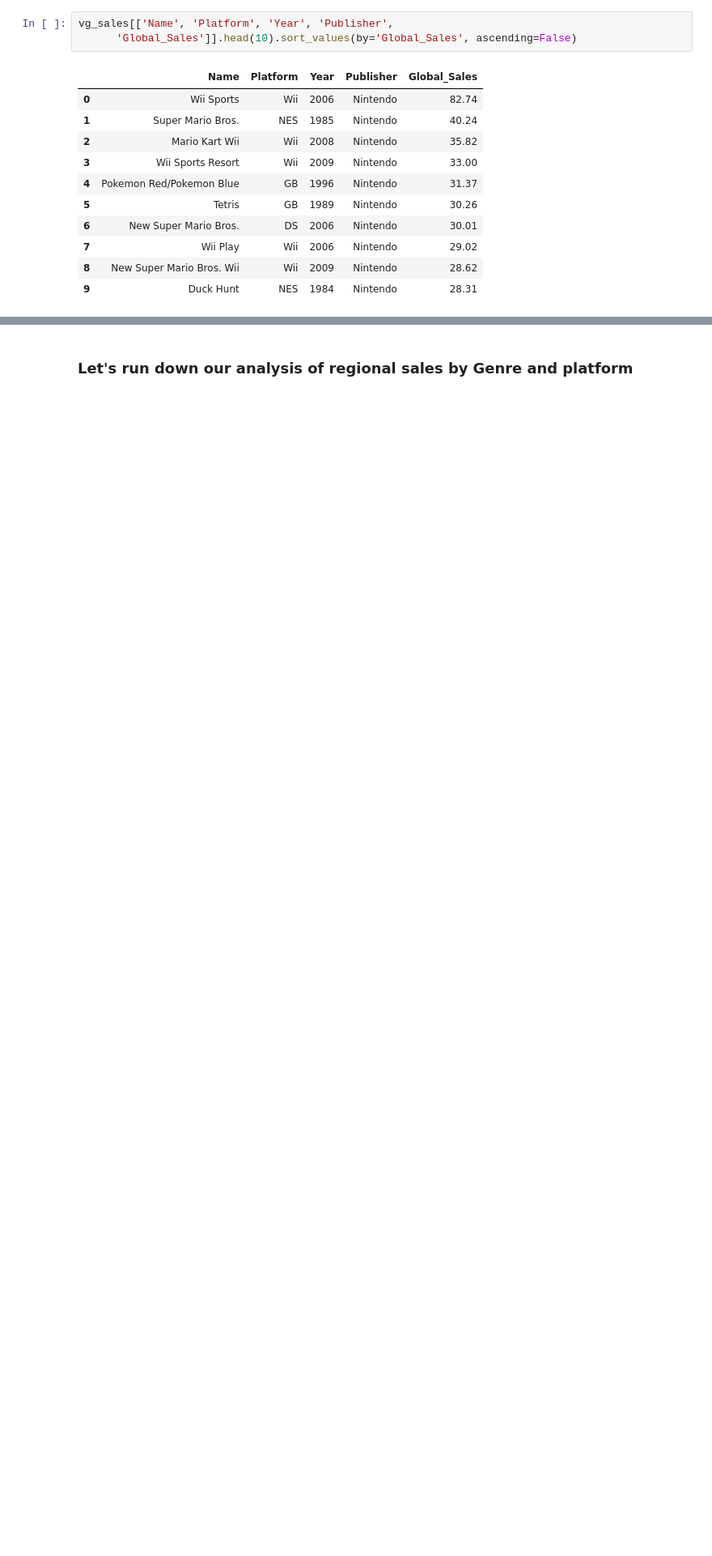
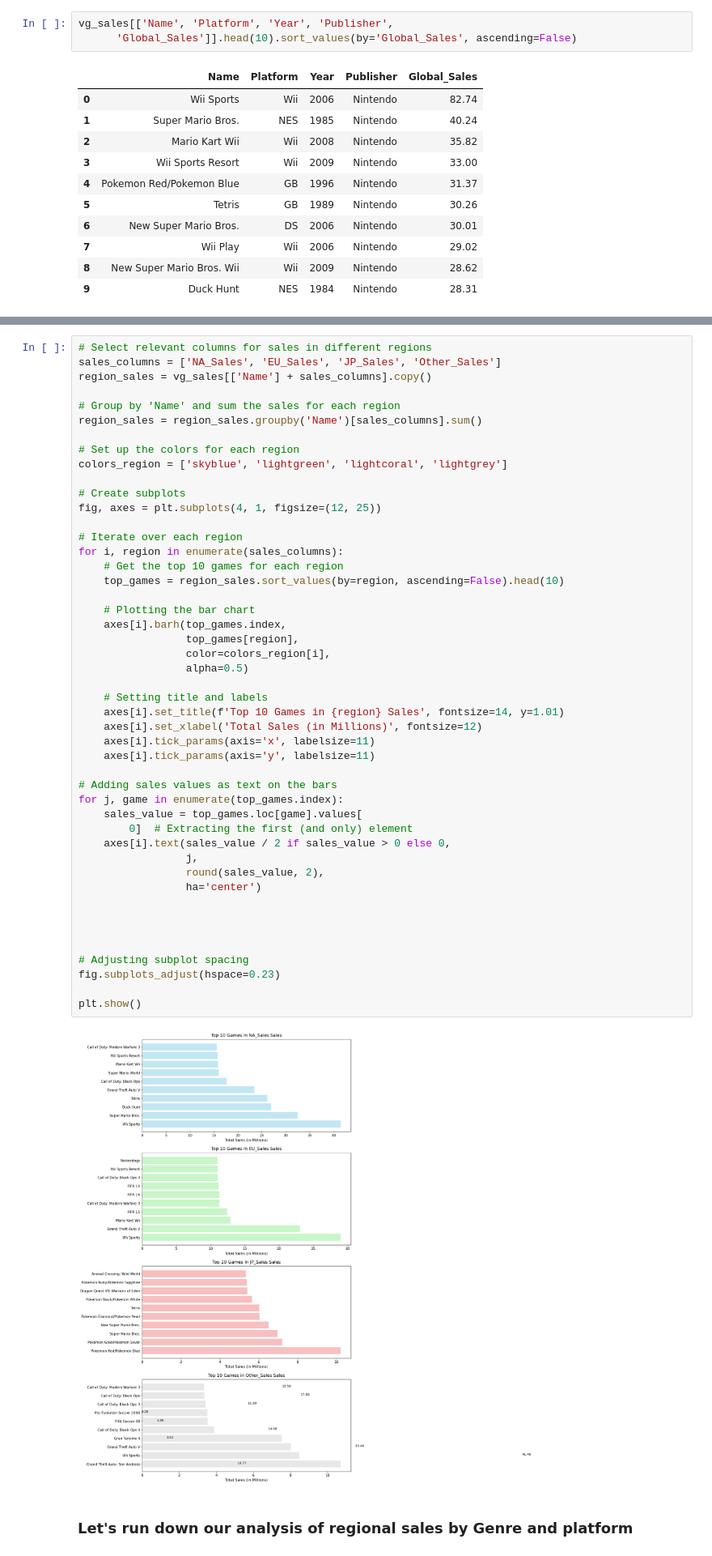
Before and after one commit to Elixir-sir/TASK-INTERN-CAREER, a Jupyter notebook: Vg_Sales_Analysis_notebook.ipynb, the cells around one changed output, grey strips where cells are left out. Shown: that part at 81% size. Cells and saved outputs as stored; diff of their text form; blank space fills up the shorter version.

```diff
--- a/Vg_Sales_Analysis_notebook.ipynb
+++ b/Vg_Sales_Analysis_notebook.ipynb
@@ -107,3 +109,52 @@ vg_sales[['Name', 'Platform', 'Year', 'Publisher',
+# %%
+# Select relevant columns for sales in different regions
+sales_columns = ['NA_Sales', 'EU_Sales', 'JP_Sales', 'Other_Sales']
+region_sales = vg_sales[['Name'] + sales_columns].copy()
+
+# Group by 'Name' and sum the sales for each region
+region_sales = region_sales.groupby('Name')[sales_columns].sum()
+
+# Set up the colors for each region
+colors_region = ['skyblue', 'lightgreen', 'lightcoral', 'lightgrey']
+
+# Create subplots
+fig, axes = plt.subplots(4, 1, figsize=(12, 25))
+
+# Iterate over each region
+for i, region in enumerate(sales_columns):
+    # Get the top 10 games for each region
+    top_games = region_sales.sort_values(by=region, ascending=False).head(10)
+
+    # Plotting the bar chart
+    axes[i].barh(top_games.index,
+                 top_games[region],
+                 color=colors_region[i],
+                 alpha=0.5)
+
+    # Setting title and labels
+    axes[i].set_title(f'Top 10 Games in {region} Sales', fontsize=14, y=1.01)
+    axes[i].set_xlabel('Total Sales (in Millions)', fontsize=12)
+    axes[i].tick_params(axis='x', labelsize=11)
+    axes[i].tick_params(axis='y', labelsize=11)
+
+# Adding sales values as text on the bars
+for j, game in enumerate(top_games.index):
+    sales_value = top_games.loc[game].values[
+        0]  # Extracting the first (and only) element
+    axes[i].text(sales_value / 2 if sales_value > 0 else 0,
+                 j,
+                 round(sales_value, 2),
+                 ha='center')
+
+
+
+
+# Adjusting subplot spacing
+fig.subplots_adjust(hspace=0.23)
+
+plt.show()
+# %% [output]
+[figure, added]
 # %% [markdown]
 ### Let's run down our analysis of regional sales by Genre and platform
 # %%
```
Also changed, not shown: parts of 18 cells of this notebook.
